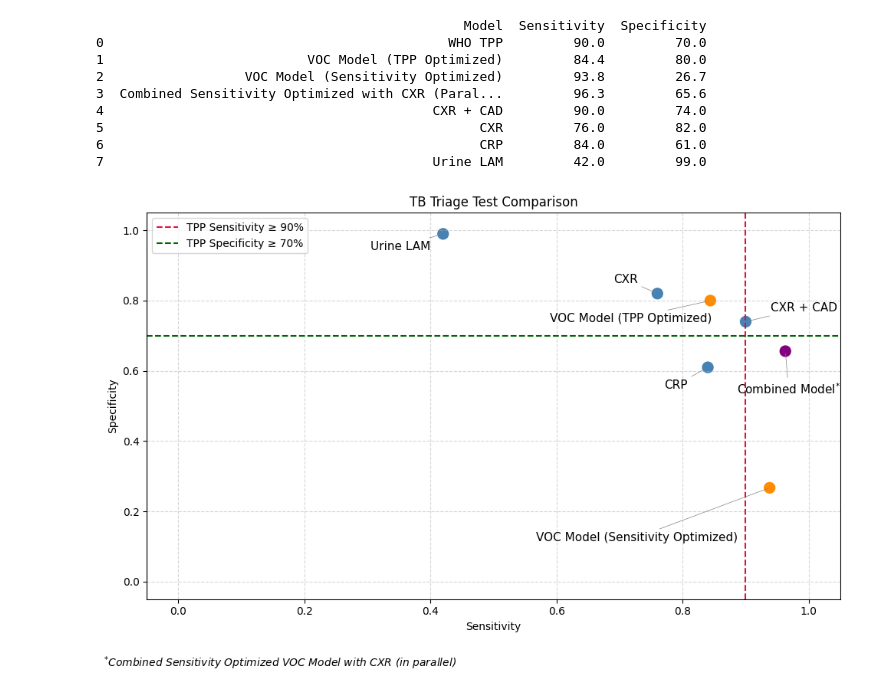
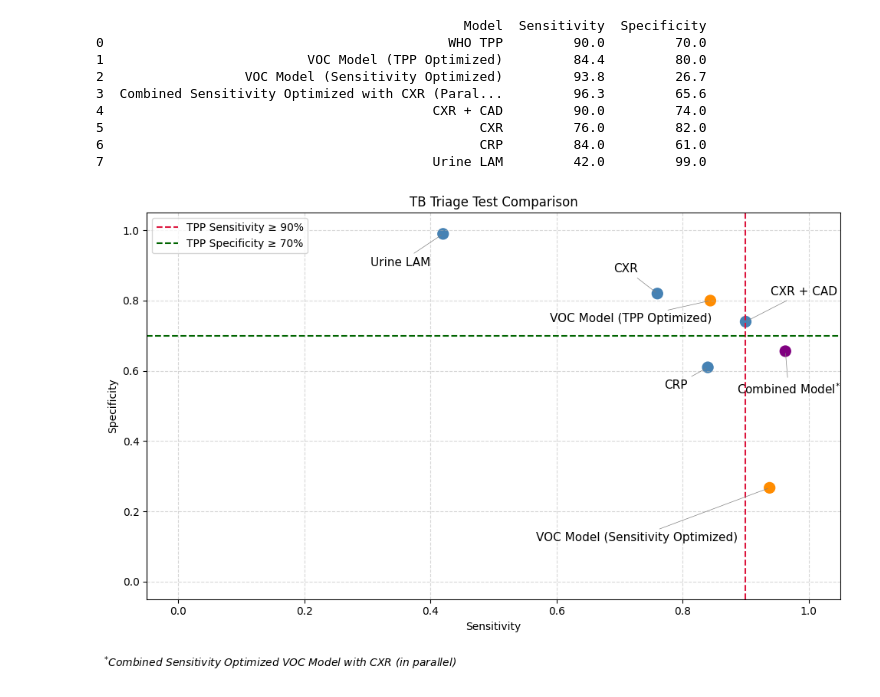
Before and after one commit to tyst-ucsf/capstone-project, a Jupyter notebook: 1e_Comparison.ipynb, the cells around one changed output. Saved outputs shown, nothing was run; the diff lists cells and outputs as text; code cells hidden in the pictures.

Commit message:
playing with plot styles

```diff
--- a/1e_Comparison.ipynb
+++ b/1e_Comparison.ipynb
@@ -306,10 +306,10 @@ for name in names:
 label_offsets = {
     "VOC Model (Sensitivity Optimized)": (-125, -50),
     "VOC Model (TPP Optimized)": (-75, -20),
-    "CXR": (-30, 10),
+    "CXR": (-30, 20),
     "CRP": (-30, -20),
-    "Urine LAM": (-40, -15),
-    "CXR + CAD": (55, 10),
+    "Urine LAM": (-40, -30),
+    "CXR + CAD": (55, 25),
     "Combined Sensitivity Optimized with CXR (Parallel)": (3, -40)
 }
 
@@ -326,31 +326,31 @@ for i, name in enumerate(names):
     plt.annotate(
         display_name,
         xy=(sensitivities[i], specificities[i]),
         xytext=(dx, dy),
         textcoords="offset points",
         ha="center",
         fontsize=11,
         arrowprops=dict(arrowstyle="-", color="gray", lw=0.5)
     )
 
 plt.axvline(.90, color="crimson", linestyle="--", label="TPP Sensitivity ≥ 90%")
 plt.axhline(.70, color="darkgreen", linestyle="--", label="TPP Specificity ≥ 70%")
 plt.xlabel("Sensitivity")
 plt.ylabel("Specificity")
 plt.title("TB Triage Test Comparison")
 plt.grid(True, linestyle="--", alpha=0.5)
 plt.legend()
 plt.figtext(
     0.01, -0.05,  # x and y in figure coords; lower y = lower on the page
     r"$^{*}$Combined Sensitivity Optimized VOC Model with CXR (in parallel)",
     ha="left",
     fontsize=10,
     style="italic"
 )
 plt.xlim(xlim)
 plt.ylim(ylim)
 plt.tight_layout()
 plt.savefig("output_overall_TB_Triage_test_comparison.pdf", bbox_inches="tight")
 plt.show()
 # %% [output]
-[figure, old version]
+[figure, new version]
```
Also changed, not shown: 1 other file.
